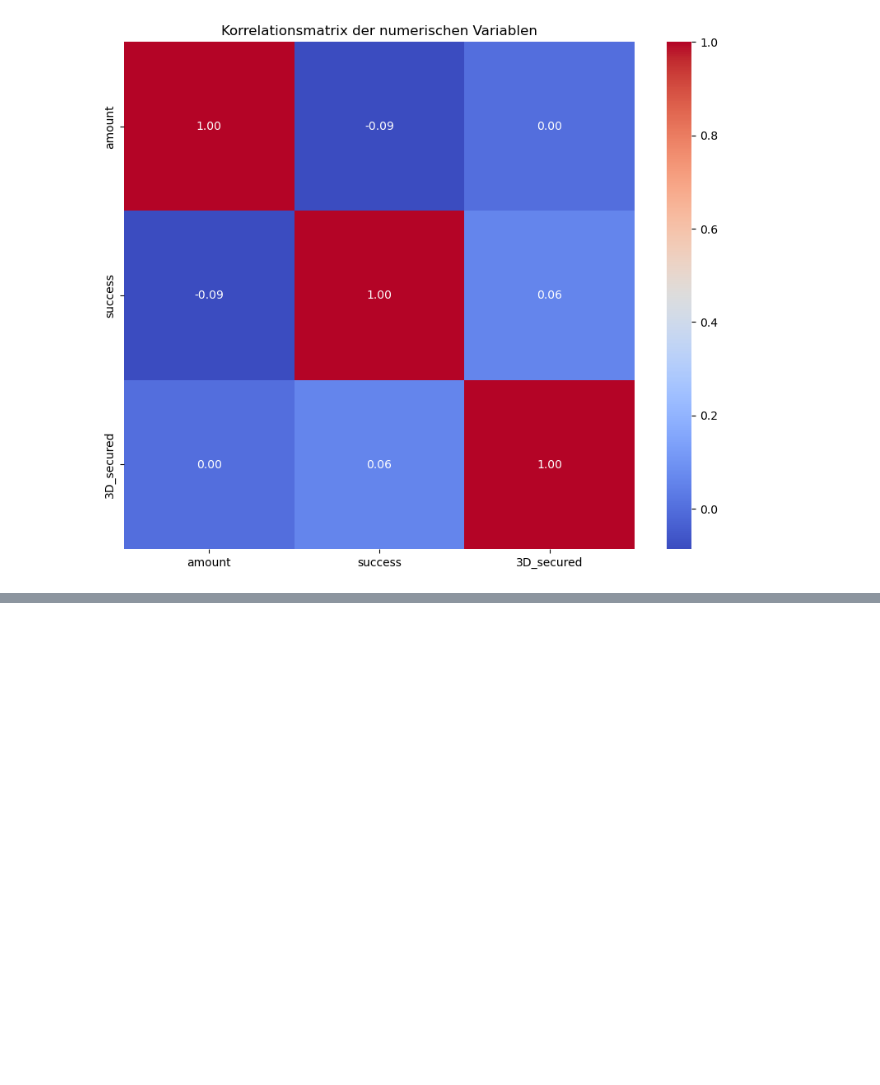
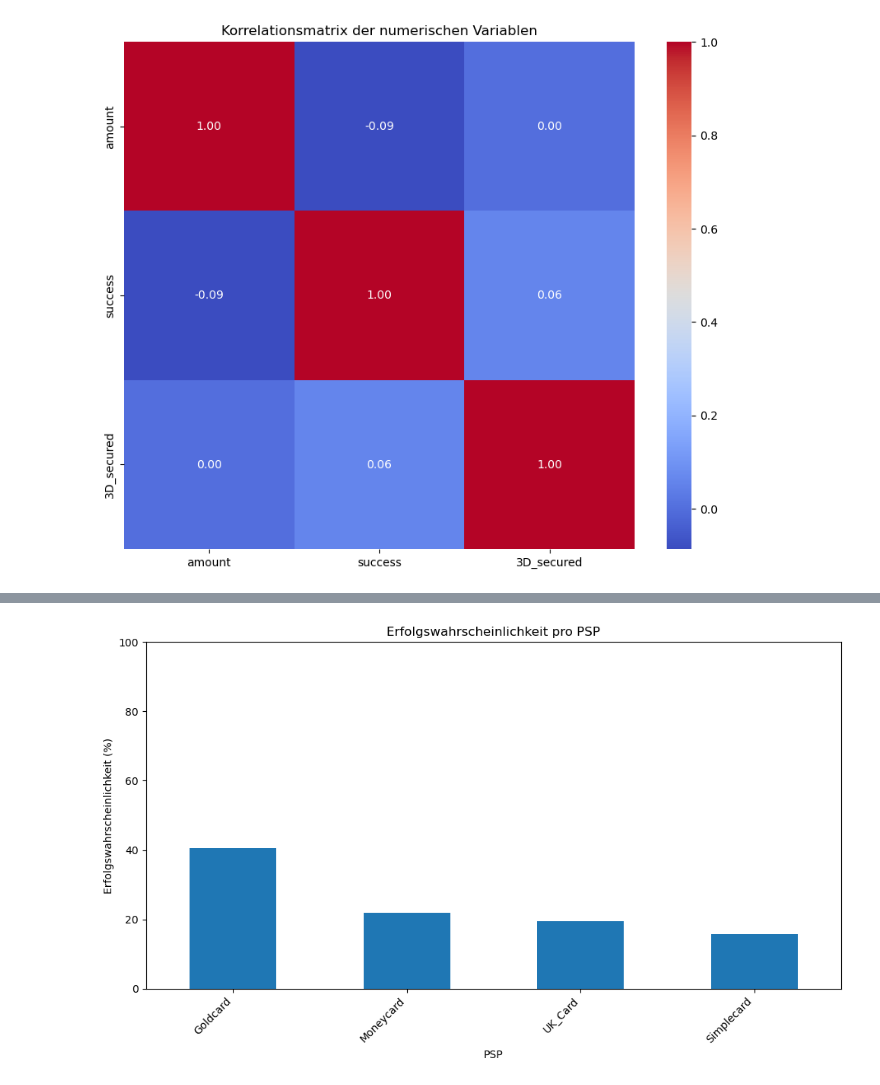
Before and after one commit to miriammantiuk/creditcard_psp, a Jupyter notebook: notebooks/0.01-mm-data-exploration.ipynb, the cells around one changed output, grey strips where cells are left out. Drawn from its saved outputs; the diff is of its cells as text; code cells hidden in the pictures; blank space fills up the shorter version.

```diff
--- a/notebooks/0.01-mm-data-exploration.ipynb
+++ b/notebooks/0.01-mm-data-exploration.ipynb
@@ -177,3 +261,25 @@ if 'amount' in df.columns:
+# %%
+# 1. Erfolgswahrscheinlichkeit pro PSP berechnen
+success_rate = df.groupby('PSP')['success'].mean()
+
+# 2. Sortieren (optional, z.B. absteigend nach Erfolgswahrscheinlichkeit)
+success_rate = success_rate.sort_values(ascending=False)
+
+# 3. In Prozent umwandeln (optional)
+success_rate_pct = success_rate * 100
+
+# 4. Plotten
+plt.figure(figsize=(10,6))
+success_rate_pct.plot(kind='bar')
+plt.xlabel('PSP')
+plt.ylabel('Erfolgswahrscheinlichkeit (%)')
+plt.title('Erfolgswahrscheinlichkeit pro PSP')
+plt.xticks(rotation=45, ha='right')
+plt.ylim(0,100)
+plt.tight_layout()
+plt.show()
+# %% [output]
+[figure, added]
 # %%
 from ydata_profiling import ProfileReport
 
```
Also changed, not shown: parts of 9 cells of this notebook, 5 other files.
